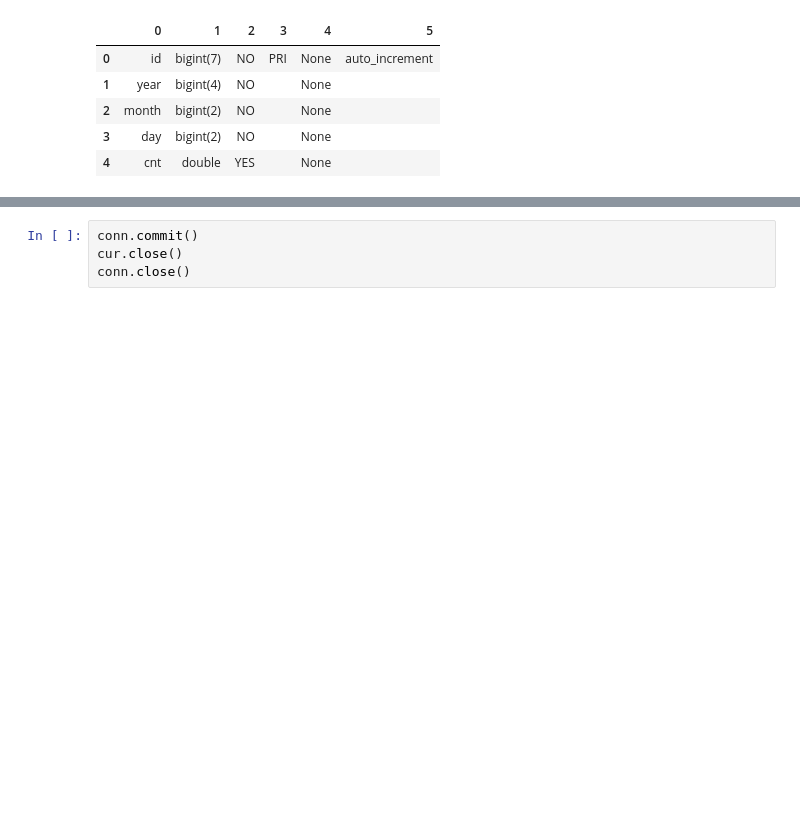
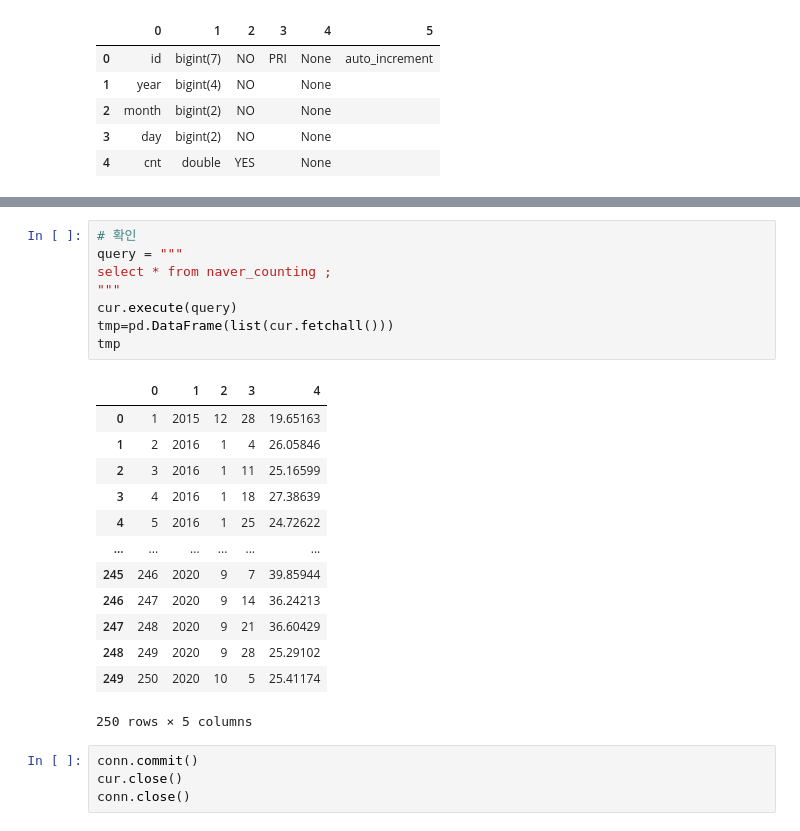
Before and after one commit to 2hyes/CLI-development, a Jupyter notebook: naver_datalab.ipynb, the cells around one changed output, grey strips where cells are left out. Saved outputs shown, nothing was run; the diff lists cells and outputs as text; blank space fills up the shorter version.

Commit message:
[6th week] Get naver's weekly keyword ratio using DataLab API

```diff
--- a/naver_datalab.ipynb
+++ b/naver_datalab.ipynb
@@ -106,3 +108,25 @@ Insert into naver_counting (year, month, day, cnt) values (2020, 3, 6, 22.227810
+# %%
+# 확인
+query = """
+select * from naver_counting ;
+"""
+cur.execute(query)
+tmp=pd.DataFrame(list(cur.fetchall()))
+tmp
+# %% [output]
+|  | 0 | 1 | 2 | 3 | 4 |
+| 0 | 1 | 2015 | 12 | 28 | 19.65163 |
+| 1 | 2 | 2016 | 1 | 4 | 26.05846 |
+| 2 | 3 | 2016 | 1 | 11 | 25.16599 |
+| 3 | 4 | 2016 | 1 | 18 | 27.38639 |
+| 4 | 5 | 2016 | 1 | 25 | 24.72622 |
+| ... | ... | ... | ... | ... | ... |
+| 245 | 246 | 2020 | 9 | 7 | 39.85944 |
+| 246 | 247 | 2020 | 9 | 14 | 36.24213 |
+| 247 | 248 | 2020 | 9 | 21 | 36.60429 |
+| 248 | 249 | 2020 | 9 | 28 | 25.29102 |
+| 249 | 250 | 2020 | 10 | 5 | 25.41174 |
+250 rows × 5 columns
 # %%
 conn.commit()
 cur.close()
```
Also changed, not shown: parts of 3 cells of this notebook.
